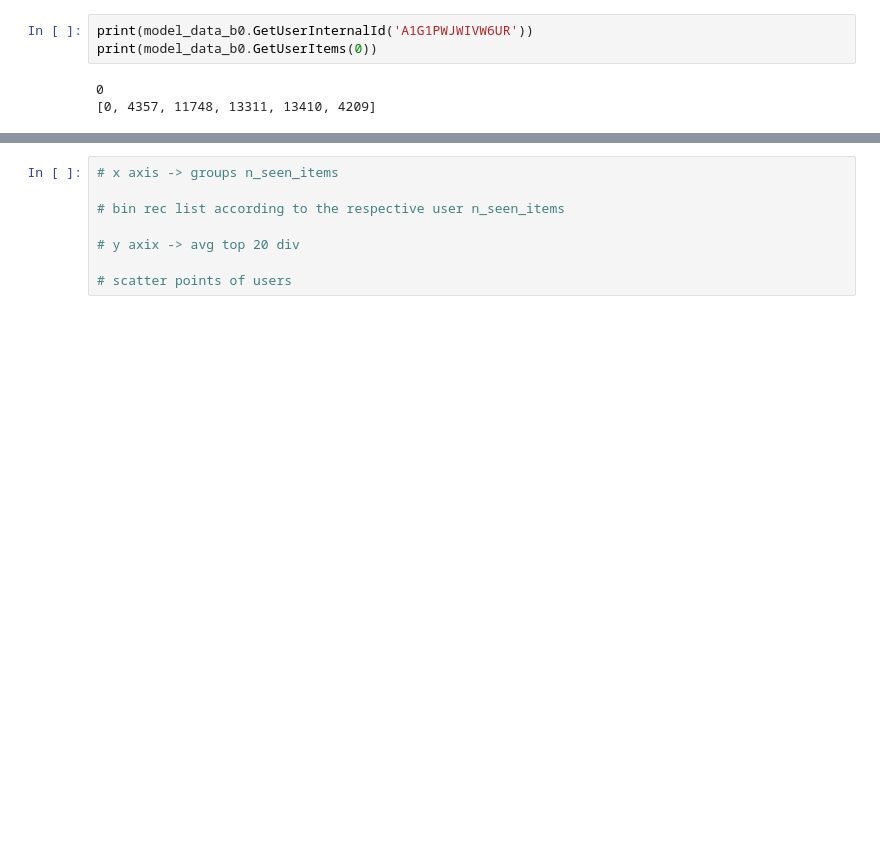
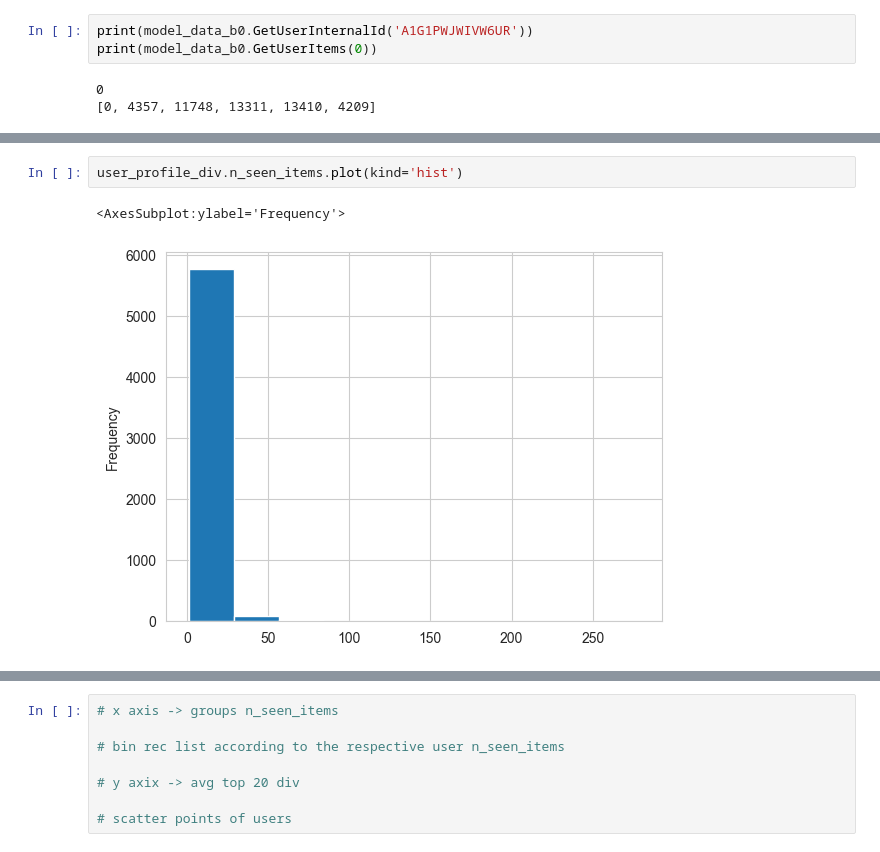
Before and after one commit to mariajoaolavoura/measuring_forgetting, a Jupyter notebook: notebooks/ADM - calculating diversity.ipynb, the cells around one changed output, grey strips where cells are left out. Cells and saved outputs as stored; diff of their text form; blank space fills up the shorter version.

```diff
--- a/notebooks/ADM - calculating diversity.ipynb
+++ b/notebooks/ADM - calculating diversity.ipynb
@@ -286,0 +365,5 @@ for u in (model_data_b0.userlist[:3]):
+# %%
+user_profile_div.n_seen_items.plot(kind='hist')
+# %% [output]
+<AxesSubplot:ylabel='Frequency'>
+[figure, added]
```
Also changed, not shown: parts of 39 cells of this notebook.
